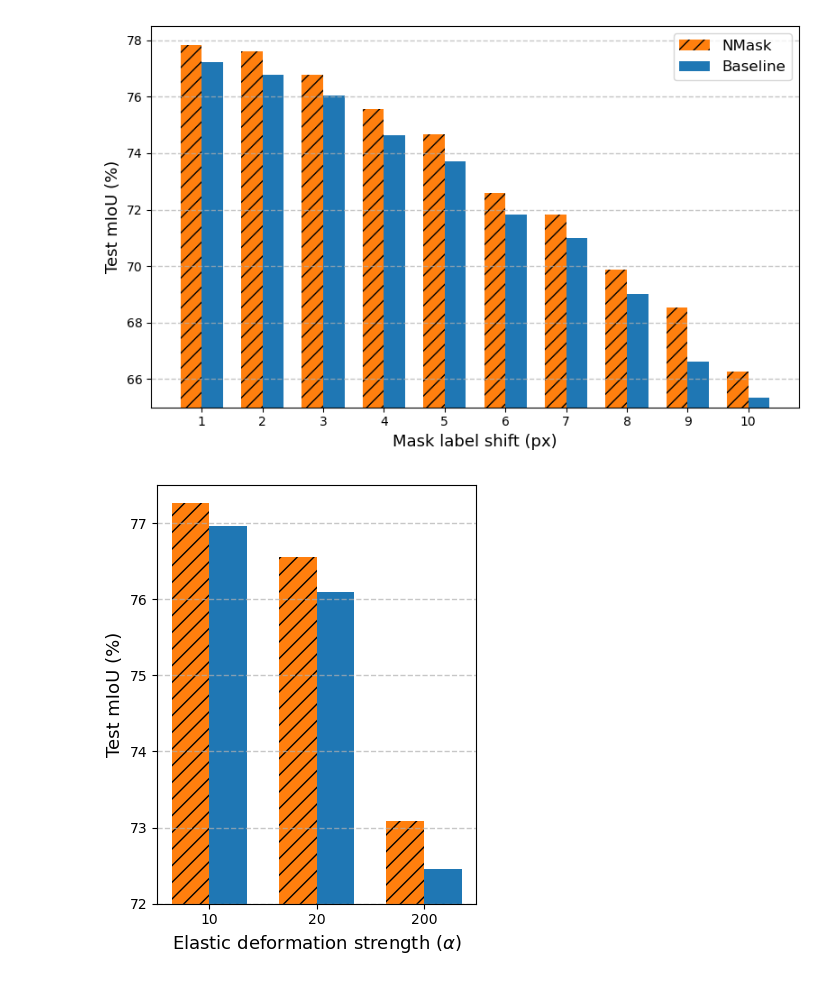
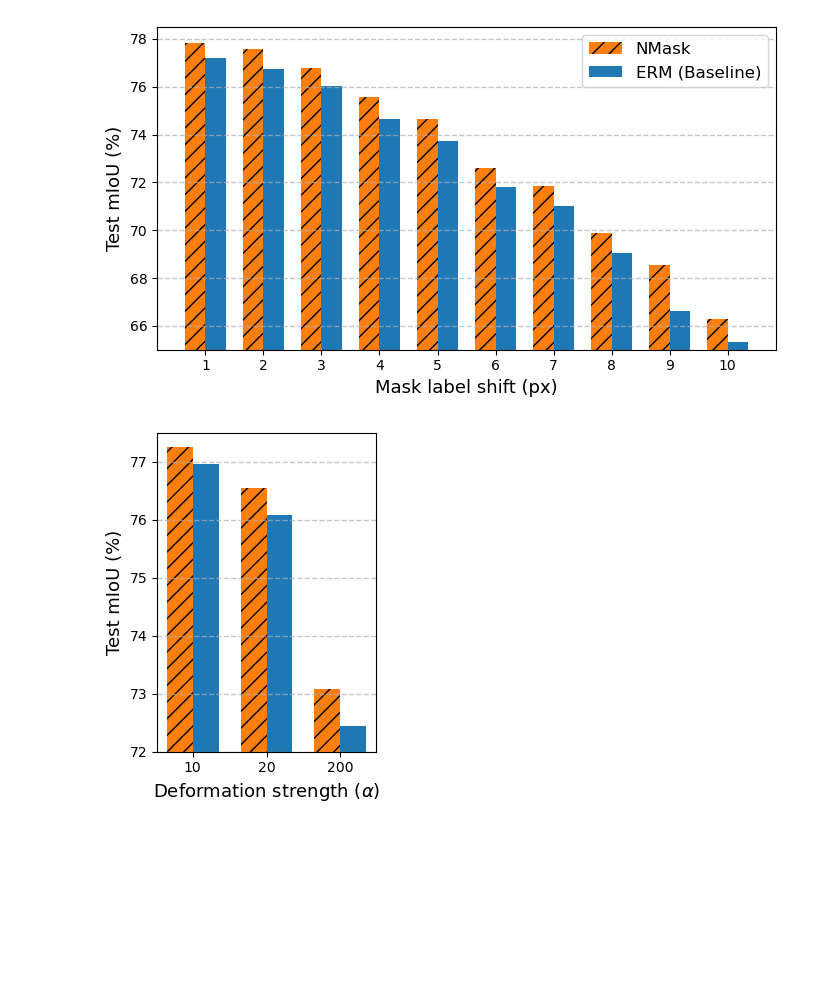
Before and after one commit to unique-chan/NMask, a Jupyter notebook: visualization/Fig5.ipynb, the cells around one changed output. Cells and saved outputs as stored; diff of their text form; code cells hidden in the pictures; blank space fills up the shorter version.

```diff
--- a/visualization/Fig5.ipynb
+++ b/visualization/Fig5.ipynb
@@ -12,37 +12,37 @@ nmask =    [77.82, 77.60, 76.77, 75.56, 74.66, 72.59, 71.83, 69.88, 68.54, 66.28
 width = 0.35
 x = np.arange(len(shifts))
 
-plt.figure(figsize=(8, 5))
+plt.figure(figsize=(7, 4))
 ax = plt.gca()
 
 # Bars
 bars1 = ax.bar(x - width/2, nmask, width,
                label='NMask',
                color='#ff7f0e',
                hatch='//')
 
 bars2 = ax.bar(x + width/2, baseline, width,
-               label='Baseline',
+               label='ERM (Baseline)',
                color='#1f77b4',)
 
 # Axis formatting
 ax.set_xlabel('Mask label shift (px)', fontsize=13)
 ax.set_ylabel('Test mIoU (%)', fontsize=13)
 
 ax.set_xticks(x)
 ax.set_xticklabels(shifts)
 
 ax.set_ylim(65, 78.5)
 
 ax.grid(axis='y', linestyle='--', linewidth=1, alpha=0.7)
 ax.legend(fontsize=12)
 
 plt.tight_layout()
 plt.savefig("Fig5-1-vaihingen-shift.svg", format="svg", bbox_inches="tight")
 
 plt.show()
 # %% [output]
-[figure, old version]
+[figure, new version]
 # %%
 import numpy as np
 import matplotlib.pyplot as plt
@@ -56,7 +56,7 @@ nmask =    [77.26, 76.55, 73.09]
 x = np.arange(len(alphas))
 width = 0.35
 
-plt.figure(figsize=(4, 5))
+plt.figure(figsize=(3, 4))
 ax = plt.gca()
 
 # Bars
@@ -70,7 +70,7 @@ bars2 = ax.bar(x + width/2, baseline, width,
                color='#1f77b4')
 
 # Axis formatting
-ax.set_xlabel(r'Elastic deformation strength ($\alpha$)', fontsize=13)
+ax.set_xlabel(r'Deformation strength ($\alpha$)', fontsize=13)
 ax.set_ylabel('Test mIoU (%)', fontsize=13)
 
 ax.set_xticks(x)
@@ -85,7 +85,7 @@ plt.tight_layout()
 plt.savefig("Fig5-2-vaihingen-elastic.svg", format="svg", bbox_inches="tight")
 plt.show()
 # %% [output]
-[figure, old version]
+[figure, new version]
 # %%
 import numpy as np
 import matplotlib.pyplot as plt
```
Also changed, not shown: parts of 2 cells of this notebook.
